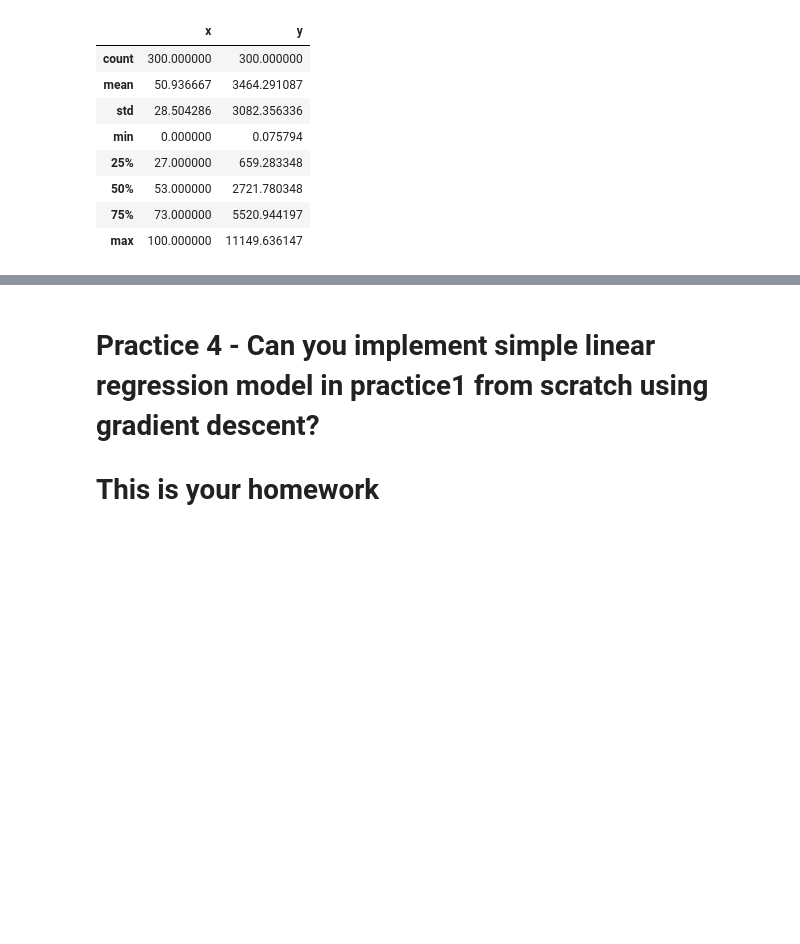
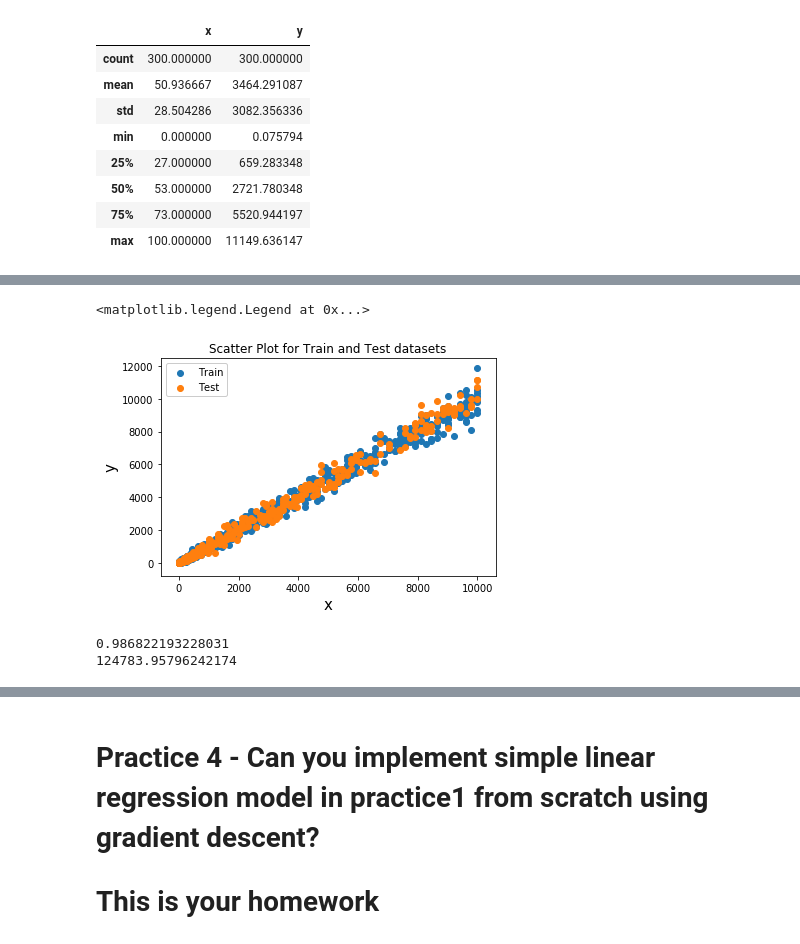
Before and after one commit to JohnnyIF/DataScienceProgram, a Jupyter notebook: Class2/Practice/slr/SimpleLinearRegressionPractice.ipynb, the cells around one changed output, grey strips where cells are left out. Cells and saved outputs as stored; diff of their text form; code cells hidden in the pictures; blank space fills up the shorter version.

```diff
--- a/Class2/Practice/slr/SimpleLinearRegressionPractice.ipynb
+++ b/Class2/Practice/slr/SimpleLinearRegressionPractice.ipynb
@@ -308,0 +426,12 @@ dt3t.describe()
+# %%
+plt.scatter(np.square(dt3b['x']),dt3b['y'], label="Train")
+plt.title("Scatter Plot for Train and Test datasets")
+plt.xlabel("x", fontsize=15)
+plt.ylabel("y", fontsize=15)
+
+plt.scatter(np.square(dt3t['x']),dt3t['y'], label="Test")
+
+plt.legend(framealpha=1, frameon=True)
+# %% [output]
+<matplotlib.legend.Legend at 0x...>
+[figure, added]
@@ -308,0 +451,9 @@ dt3t.describe()
+# %%
+reg = LinearRegression(normalize=True)
+reg.fit(x_train,y_train)
+y_pred = reg.predict(x_test)
+print(r2_score(y_test,y_pred))#r-square低的话model不好
+print(mean_squared_error(y_test,y_pred))
+# %% [output]
+0.986822193228031
+124783.95796242174
```
Also changed, not shown: parts of 25 cells of this notebook.
